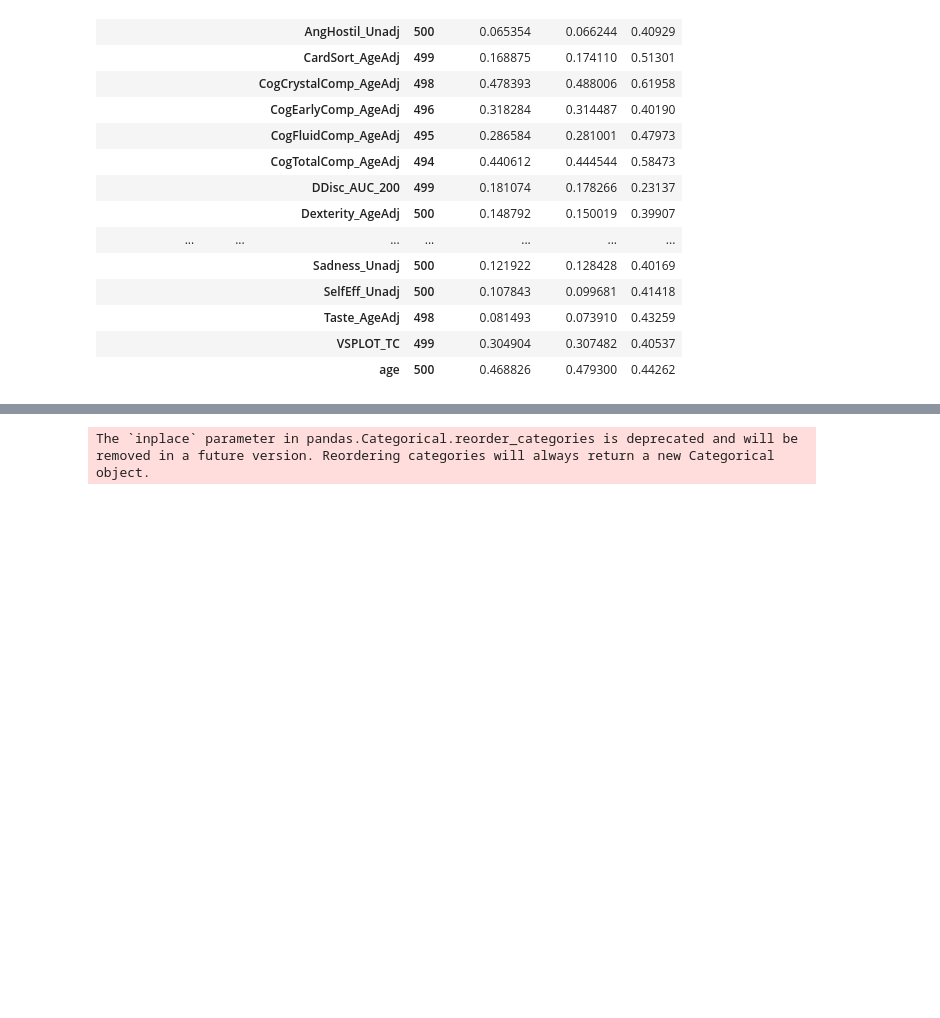
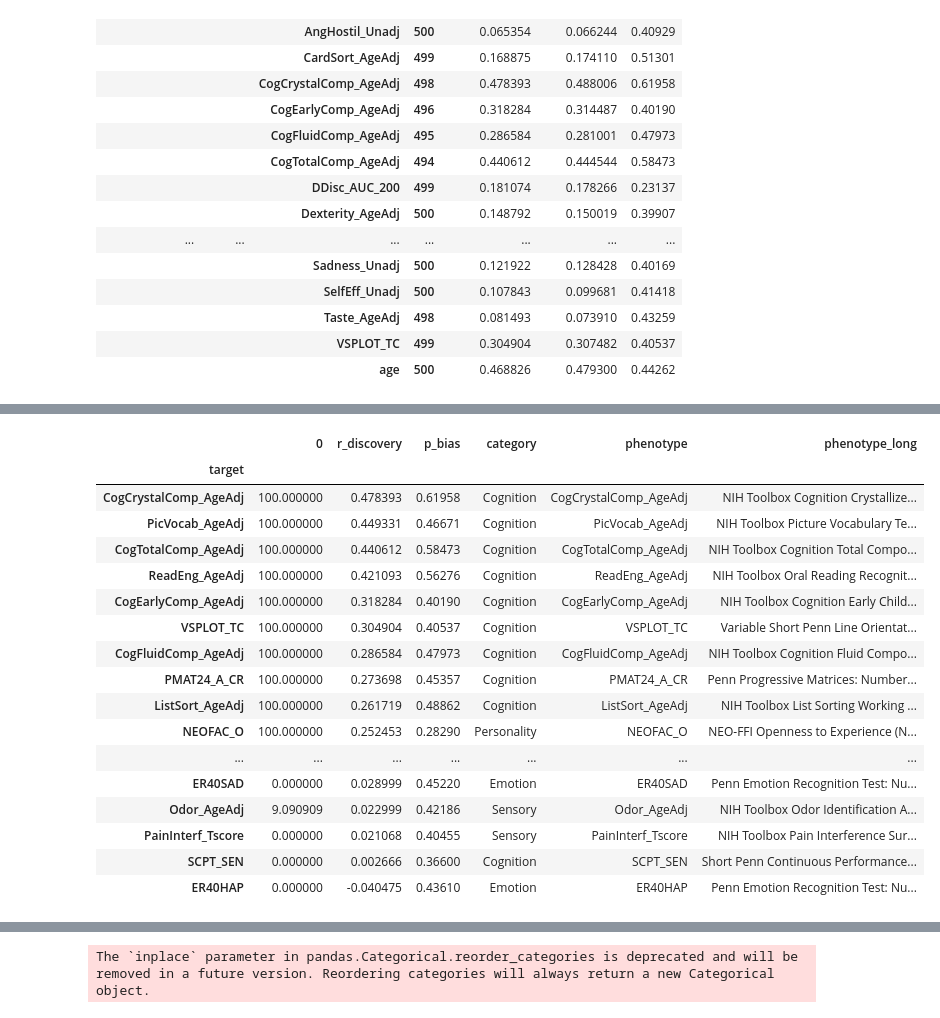
Before and after one commit to spisakt/BWAS_comment, a Jupyter notebook: multivariate_BWAS_replicability_analysis_FC_extensive_motion.ipynb, the cells around one changed output, grey strips where cells are left out. Drawn from its saved outputs; the diff is of its cells as text; code cells hidden in the pictures; blank space fills up the shorter version.

```diff
--- a/multivariate_BWAS_replicability_analysis_FC_extensive_motion.ipynb
+++ b/multivariate_BWAS_replicability_analysis_FC_extensive_motion.ipynb
@@ -426,3 +429,25 @@ df_plot
+# %%
+
+df_plot
+# %% [output]
+|  | 0 | r_discovery | p_bias | category | phenotype | phenotype_long |
+| target |  |  |  |  |  |  |
+| CogCrystalComp_AgeAdj | 100.000000 | 0.478393 | 0.61958 | Cognition | CogCrystalComp_AgeAdj | NIH Toolbox Cognition Crystallize... |
+| PicVocab_AgeAdj | 100.000000 | 0.449331 | 0.46671 | Cognition | PicVocab_AgeAdj | NIH Toolbox Picture Vocabulary Te... |
+| CogTotalComp_AgeAdj | 100.000000 | 0.440612 | 0.58473 | Cognition | CogTotalComp_AgeAdj | NIH Toolbox Cognition Total Compo... |
+| ReadEng_AgeAdj | 100.000000 | 0.421093 | 0.56276 | Cognition | ReadEng_AgeAdj | NIH Toolbox Oral Reading Recognit... |
+| CogEarlyComp_AgeAdj | 100.000000 | 0.318284 | 0.40190 | Cognition | CogEarlyComp_AgeAdj | NIH Toolbox Cognition Early Child... |
+| VSPLOT_TC | 100.000000 | 0.304904 | 0.40537 | Cognition | VSPLOT_TC | Variable Short Penn Line Orientat... |
+| CogFluidComp_AgeAdj | 100.000000 | 0.286584 | 0.47973 | Cognition | CogFluidComp_AgeAdj | NIH Toolbox Cognition Fluid Compo... |
+| PMAT24_A_CR | 100.000000 | 0.273698 | 0.45357 | Cognition | PMAT24_A_CR | Penn Progressive Matrices: Number... |
+| ListSort_AgeAdj | 100.000000 | 0.261719 | 0.48862 | Cognition | ListSort_AgeAdj | NIH Toolbox List Sorting Working ... |
+| NEOFAC_O | 100.000000 | 0.252453 | 0.28290 | Personality | NEOFAC_O | NEO-FFI Openness to Experience (N... |
+| ... | ... | ... | ... | ... | ... | ... |
+| ER40SAD | 0.000000 | 0.028999 | 0.45220 | Emotion | ER40SAD | Penn Emotion Recognition Test: Nu... |
+| Odor_AgeAdj | 9.090909 | 0.022999 | 0.42186 | Sensory | Odor_AgeAdj | NIH Toolbox Odor Identification A... |
+| PainInterf_Tscore | 0.000000 | 0.021068 | 0.40455 | Sensory | PainInterf_Tscore | NIH Toolbox Pain Interference Sur... |
+| SCPT_SEN | 0.000000 | 0.002666 | 0.36600 | Cognition | SCPT_SEN | Short Penn Continuous Performance... |
+| ER40HAP | 0.000000 | -0.040475 | 0.43610 | Emotion | ER40HAP | Penn Emotion Recognition Test: Nu... |
 # %%
 df_plot.loc[:, 'phenotype'] = ['CogCrystal', 'PicVocab', 'CogTotal',
  'ReadEng', 'CogEarly', 'Visuospat', 'CogFluid',
```
Also changed, not shown: parts of 7 cells of this notebook, 1 other file.
